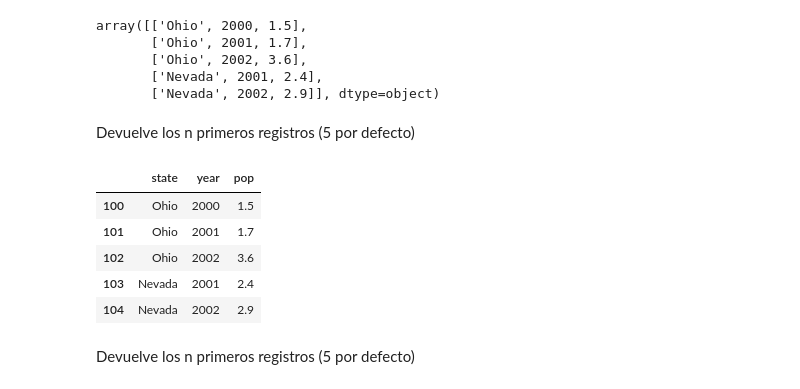
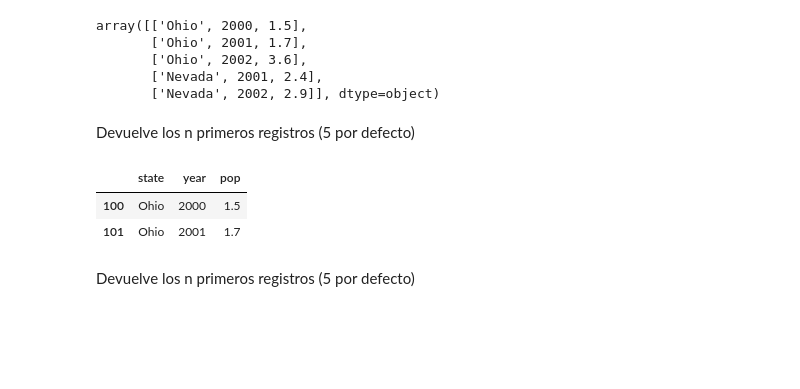
Before and after one commit to cgrandet/CIDE_DS, a Jupyter notebook: Clases/cideds_3a_pandas.ipynb, the cells around one changed output. Cells and saved outputs as stored; diff of their text form; code cells hidden in the pictures; blank space fills up the shorter version.

```diff
--- a/Clases/cideds_3a_pandas.ipynb
+++ b/Clases/cideds_3a_pandas.ipynb
@@ -585,11 +629,8 @@ array([['Ohio', 2000, 1.5],
 
 Devuelve los n primeros registros (5 por defecto)
 # %%
-df.head()
+df.head(2)
 # %% [output]
 |  | state | year | pop |
 | 100 | Ohio | 2000 | 1.5 |
 | 101 | Ohio | 2001 | 1.7 |
-| 102 | Ohio | 2002 | 3.6 |
-| 103 | Nevada | 2001 | 2.4 |
-| 104 | Nevada | 2002 | 2.9 |
```
Also changed, not shown: parts of 34 cells of this notebook, 1 other file.
